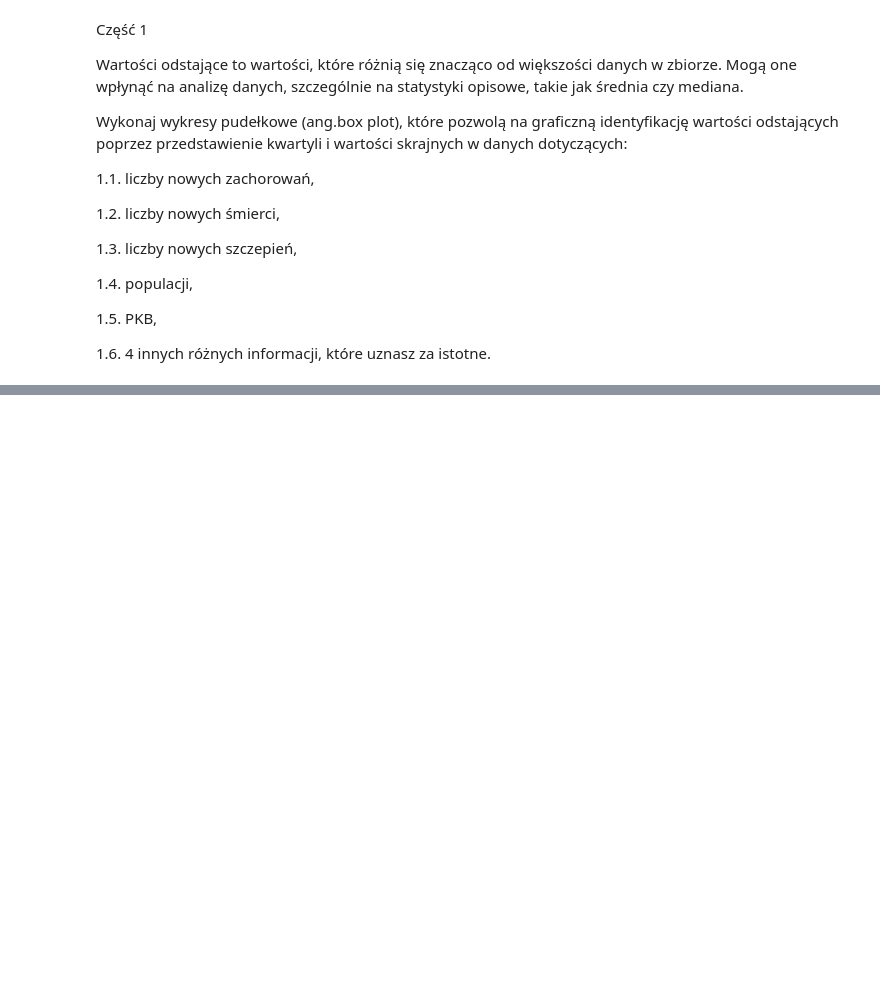
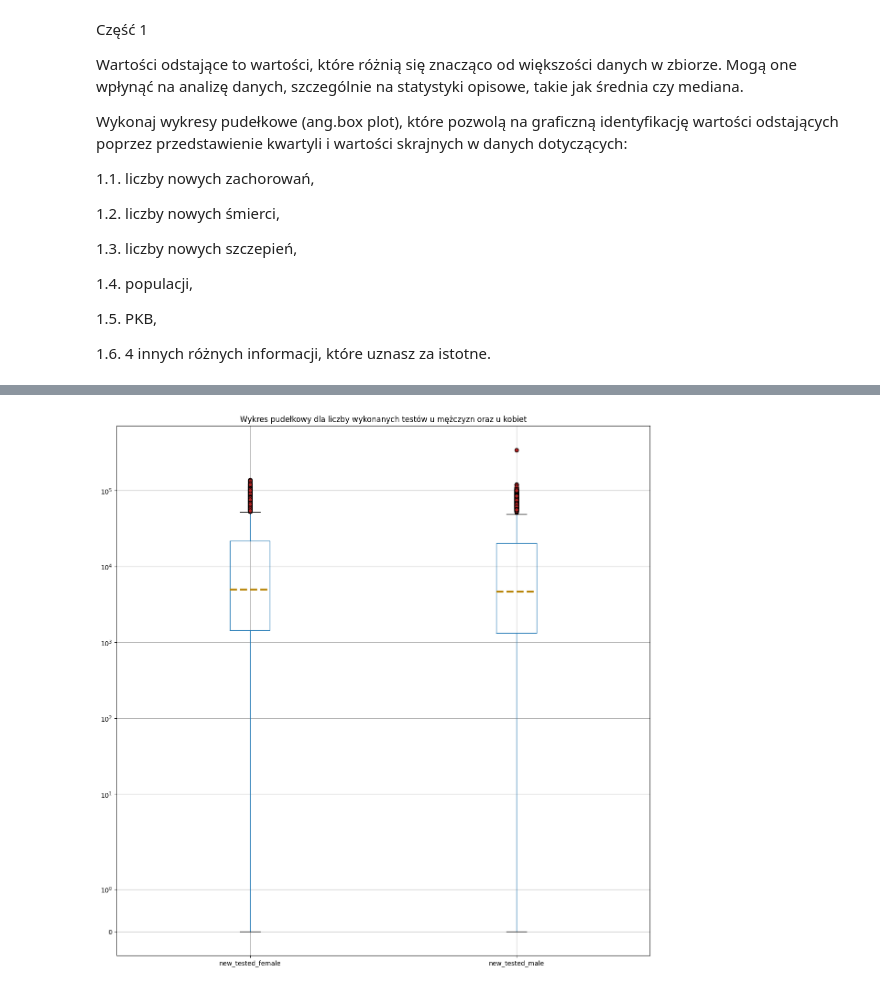
Before and after one commit to Toskyuu/BigData, a Jupyter notebook: zad2.ipynb, the cells around one changed output, grey strips where cells are left out. Saved outputs shown, nothing was run; the diff lists cells and outputs as text; code cells hidden in the pictures; blank space fills up the shorter version.

```diff
--- a/zad2.ipynb
+++ b/zad2.ipynb
@@ -57,0 +59,8 @@ plt.show()
+# %%
+merged_covid_df.boxplot(["new_tested_female", "new_tested_male"], flierprops={'marker': 'o', 'markersize': 6, 'markerfacecolor': 'firebrick'},
+                  medianprops ={'linestyle':'--', 'linewidth':3, 'color':'darkgoldenrod'},  figsize=(15,15))
+plt.yscale('symlog')
+plt.title('Wykres pudełkowy dla liczby wykonanych testów u mężczyzn oraz u kobiet')
+plt.show()
+# %% [output]
+[figure, added]
```
Also changed, not shown: parts of 8 cells of this notebook, 1 other file.
